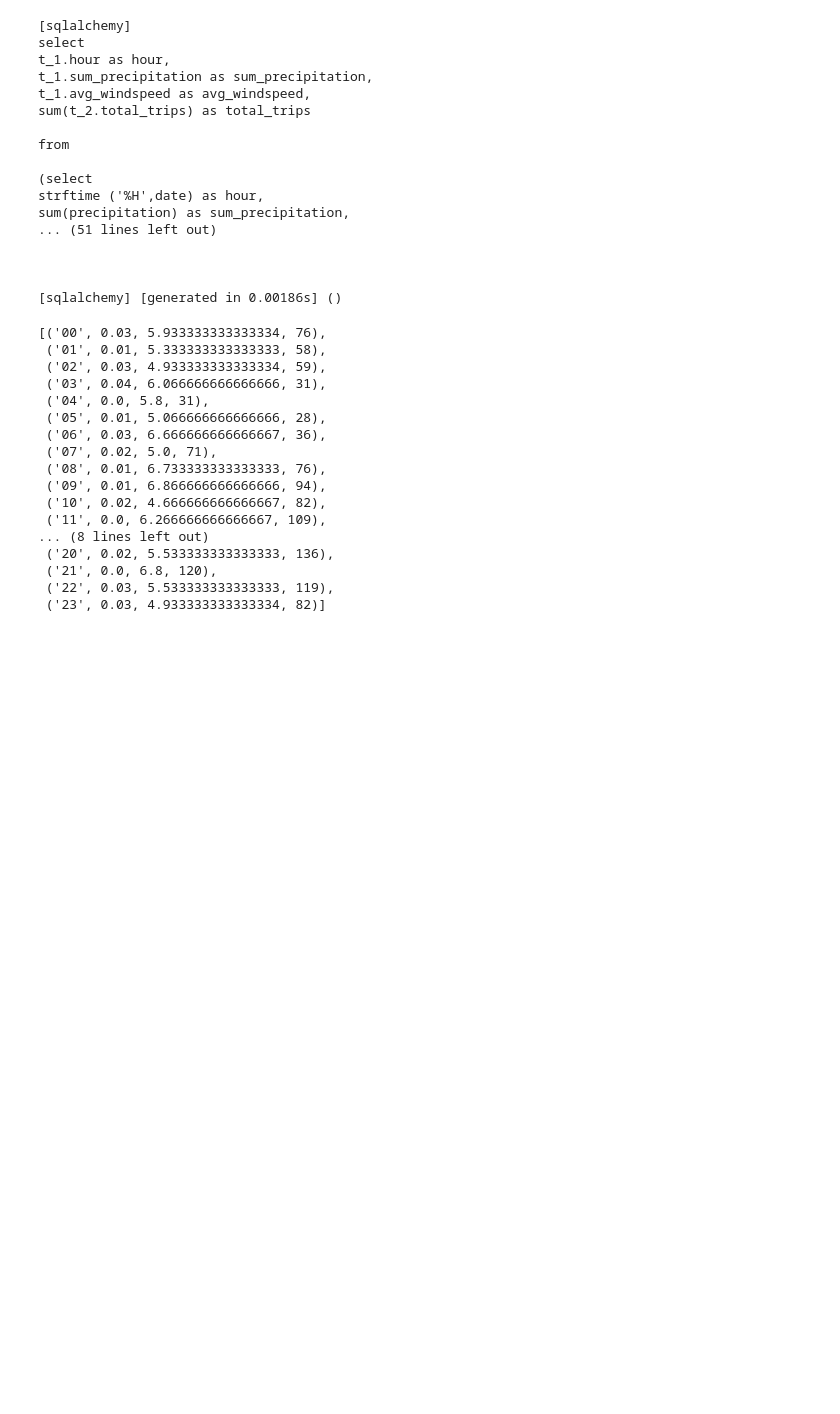
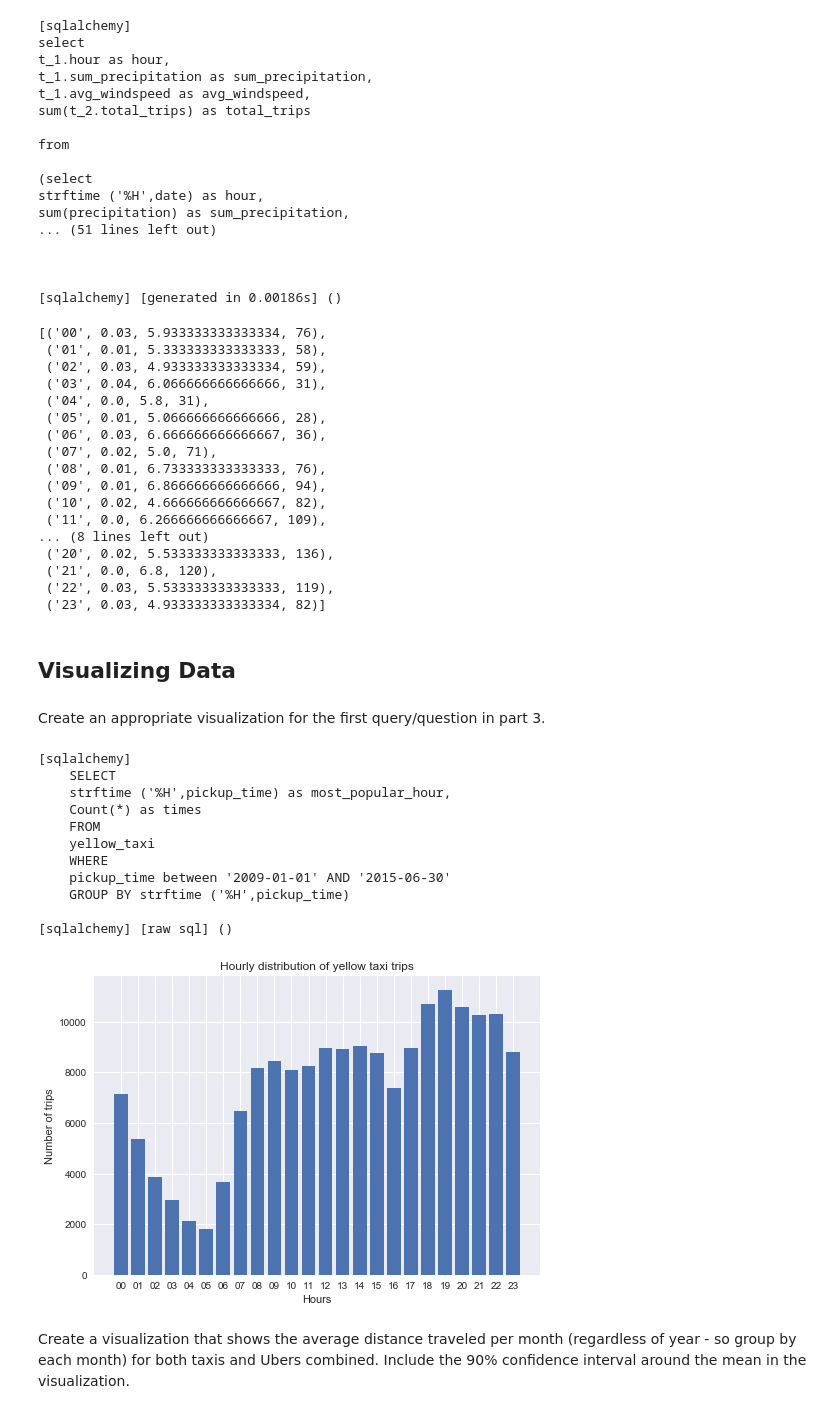
Before and after one commit to ZhengjiWang125/UberTaxisAnalysis, a Jupyter notebook: Final Project.ipynb, the cells around one changed output. Saved outputs shown, nothing was run; the diff lists cells and outputs as text; code cells hidden in the pictures; blank space fills up the shorter version.

Commit message:
Q1Q2 from part4

```diff
--- a/Final Project.ipynb
+++ b/Final Project.ipynb
@@ -651,3 +651,46 @@ sum(precipitation) as sum_precipitation,
  ('21', 0.0, 6.8, 120),
  ('22', 0.03, 5.533333333333333, 119),
  ('23', 0.03, 4.933333333333334, 82)]
+# %% [markdown]
+## Visualizing Data
+# %%
+%matplotlib inline
+import matplotlib.pyplot as plt
+plt.style.use('seaborn')
+# %% [markdown]
+Create an appropriate visualization for the first query/question in part 3.
+# %%
+def figure1():
+    query1 = '''
+    SELECT
+    strftime ('%H',pickup_time) as most_popular_hour,
+    Count(*) as times
+    FROM
+    yellow_taxi
+    WHERE
+    pickup_time between '2009-01-01' AND '2015-06-30'
+    GROUP BY strftime ('%H',pickup_time)
+    '''
+    df = pd.DataFrame(data = engine.execute(query1).fetchall(),columns = ['hour','num_trip'])
+    plt.bar(df['hour'],df['num_trip'])
+    plt.title('Hourly distribution of yellow taxi trips')
+    plt.xlabel('Hours')
+    plt.ylabel('Number of trips')
+    plt.show()
+# %%
+figure1()
+# %% [output]
+[sqlalchemy]
+    SELECT
+    strftime ('%H',pickup_time) as most_popular_hour,
+    Count(*) as times
+    FROM
+    yellow_taxi
+    WHERE
+    pickup_time between '2009-01-01' AND '2015-06-30'
+    GROUP BY strftime ('%H',pickup_time)
+
+[sqlalchemy] [raw sql] ()
+[figure, added]
+# %% [markdown]
+Create a visualization that shows the average distance traveled per month (regardless of year - so group by each month) for both taxis and Ubers combined. Include the 90% confidence interval around the mean in the visualization.
```
Also changed, not shown: parts of 2 cells of this notebook.
